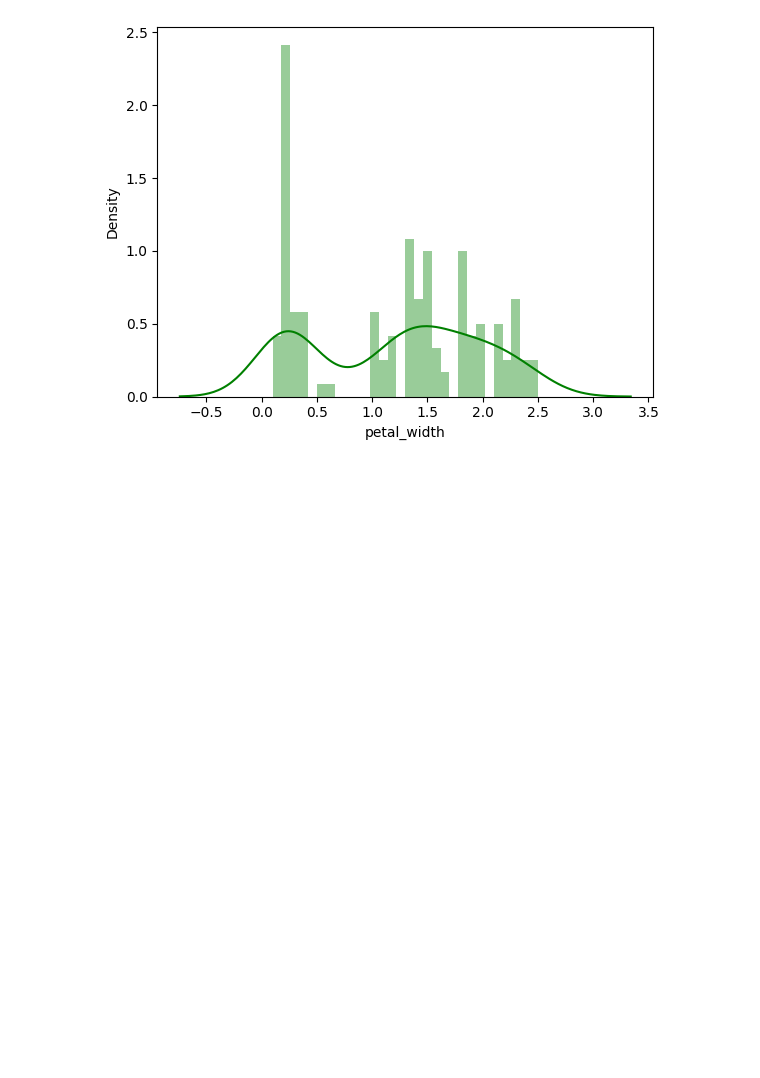
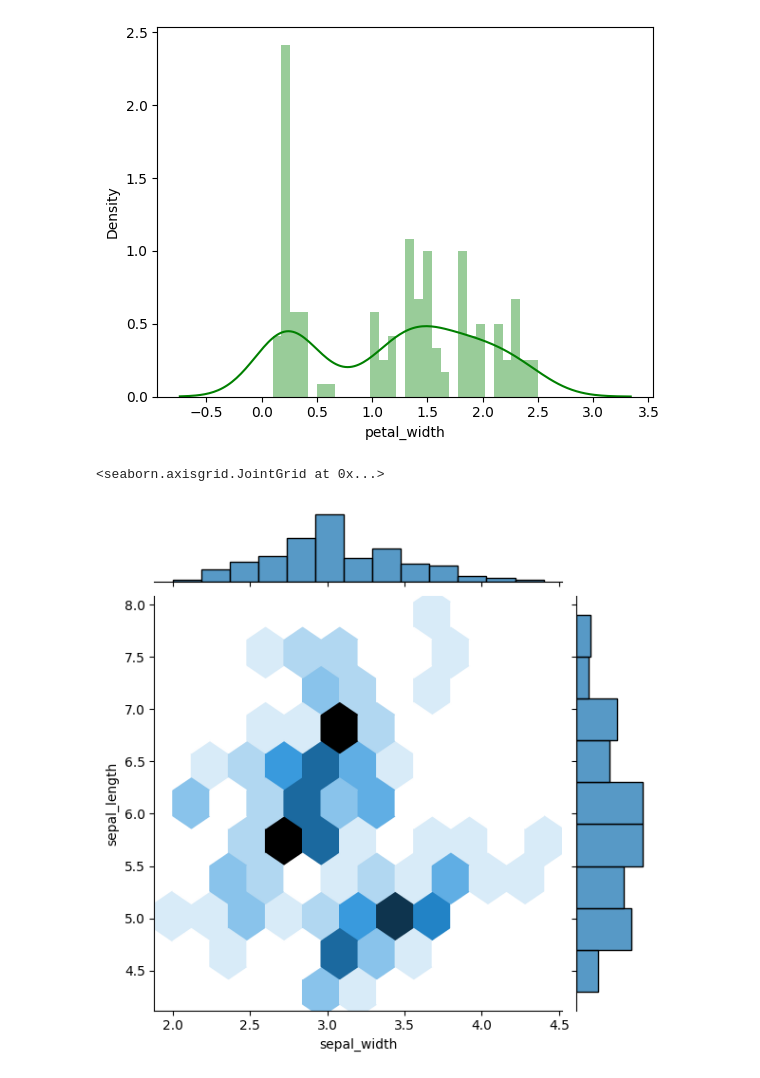
Before and after one commit to dpkasahu/numpy, a Jupyter notebook: Seaborn.ipynb, the cells around one changed output. Drawn from its saved outputs; the diff is of its cells as text; code cells hidden in the pictures; blank space fills up the shorter version.

```diff
--- a/Seaborn.ipynb
+++ b/Seaborn.ipynb
@@ -94,4 +94,9 @@ https://gist.github.com/mwaskom/de44147ed2974457ad6372750bbe5751
   sns.distplot(sb1['petal_width'],bins=30,kde=True,color='green')
 <Axes: xlabel='petal_width', ylabel='Density'>
 [figure]
+# %%
+sns.jointplot(x='sepal_width',y='sepal_length',data=sb1,kind="hex") #kind = "kde","hex"
+# %% [output]
+<seaborn.axisgrid.JointGrid at 0x...>
+[figure, added]
 # %%
```
Also changed, not shown: parts of 1 cell of this notebook.
